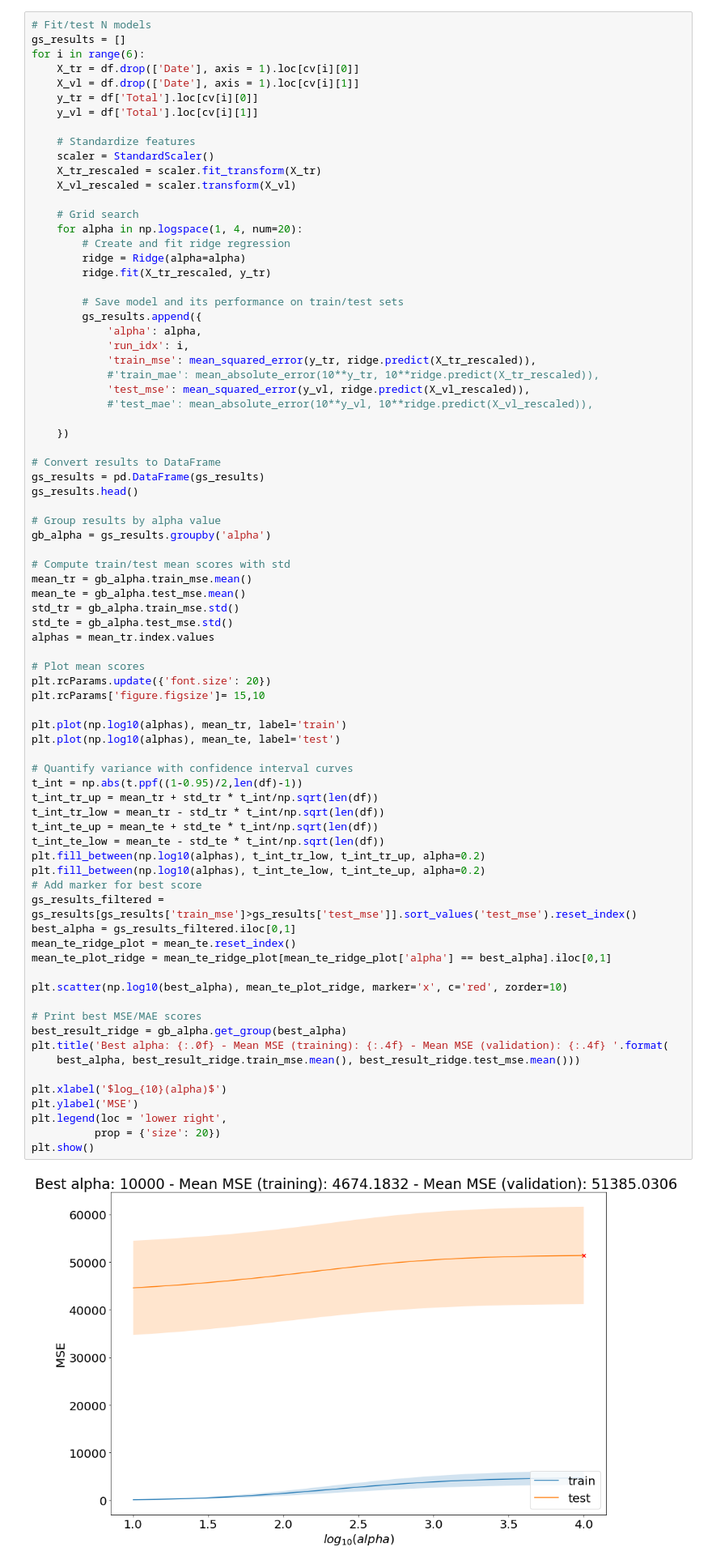
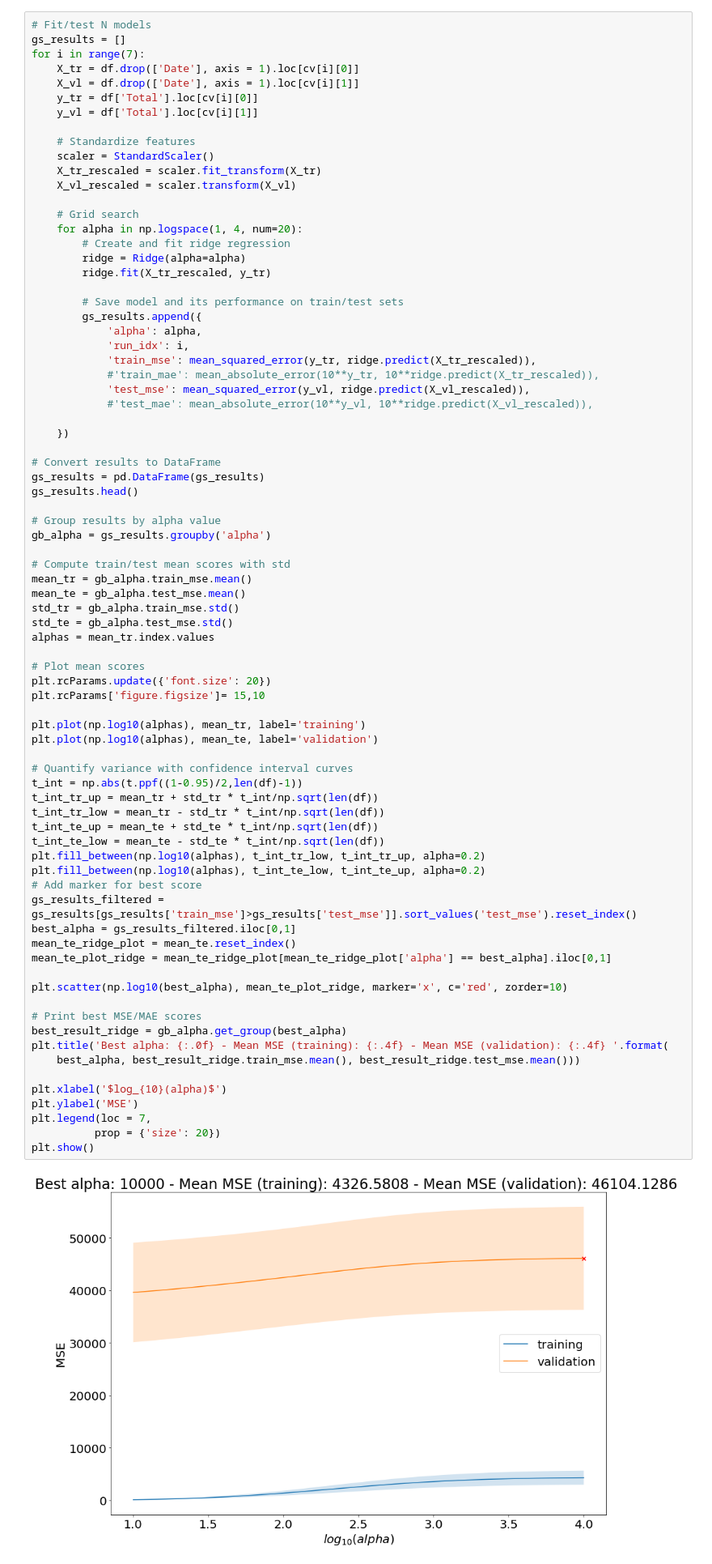
Before and after one commit to digitalepidemiologylab/brazil-vaccine-uptake, a Jupyter notebook: scripts/ml_jupyter_regression.ipynb, the cells around one changed output. Shown: that part at 81% size. Cells and saved outputs as stored; diff of their text form.

```diff
--- a/scripts/ml_jupyter_regression.ipynb
+++ b/scripts/ml_jupyter_regression.ipynb
@@ -260,7 +250,7 @@ y_test.to_csv('../data/y_test.csv', index = False)
 # %%
 # Fit/test N models
 gs_results = []
-for i in range(6):
+for i in range(7):
     X_tr = df.drop(['Date'], axis = 1).loc[cv[i][0]]
     X_vl = df.drop(['Date'], axis = 1).loc[cv[i][1]]
     y_tr = df['Total'].loc[cv[i][0]]
@@ -306,37 +296,37 @@ alphas = mean_tr.index.values
 plt.rcParams.update({'font.size': 20})
 plt.rcParams['figure.figsize']= 15,10
 
-plt.plot(np.log10(alphas), mean_tr, label='train')
-plt.plot(np.log10(alphas), mean_te, label='test')
+plt.plot(np.log10(alphas), mean_tr, label='training')
+plt.plot(np.log10(alphas), mean_te, label='validation')
 
 # Quantify variance with confidence interval curves
 t_int = np.abs(t.ppf((1-0.95)/2,len(df)-1))
 t_int_tr_up = mean_tr + std_tr * t_int/np.sqrt(len(df))
 t_int_tr_low = mean_tr - std_tr * t_int/np.sqrt(len(df))
 t_int_te_up = mean_te + std_te * t_int/np.sqrt(len(df))
 t_int_te_low = mean_te - std_te * t_int/np.sqrt(len(df))
 plt.fill_between(np.log10(alphas), t_int_tr_low, t_int_tr_up, alpha=0.2)
 plt.fill_between(np.log10(alphas), t_int_te_low, t_int_te_up, alpha=0.2)
 # Add marker for best score
 gs_results_filtered = gs_results[gs_results['train_mse']>gs_results['test_mse']].sort_values('test_mse').reset_index()
 best_alpha = gs_results_filtered.iloc[0,1]
 mean_te_ridge_plot = mean_te.reset_index()
 mean_te_plot_ridge = mean_te_ridge_plot[mean_te_ridge_plot['alpha'] == best_alpha].iloc[0,1]
 
 plt.scatter(np.log10(best_alpha), mean_te_plot_ridge, marker='x', c='red', zorder=10)
 
 # Print best MSE/MAE scores
 best_result_ridge = gb_alpha.get_group(best_alpha)
 plt.title('Best alpha: {:.0f} - Mean MSE (training): {:.4f} - Mean MSE (validation): {:.4f} '.format(
     best_alpha, best_result_ridge.train_mse.mean(), best_result_ridge.test_mse.mean()))
 
 plt.xlabel('$log_{10}(alpha)$')
 plt.ylabel('MSE')
-plt.legend(loc = 'lower right',
+plt.legend(loc = 7,
           prop = {'size': 20})
 plt.show()
 # %% [output]
-[figure, old version]
+[figure, new version]
 # %%
 best_result_ridge.head()
 # %% [output]
```
Also changed, not shown: parts of 22 cells of this notebook, 23 other files.
